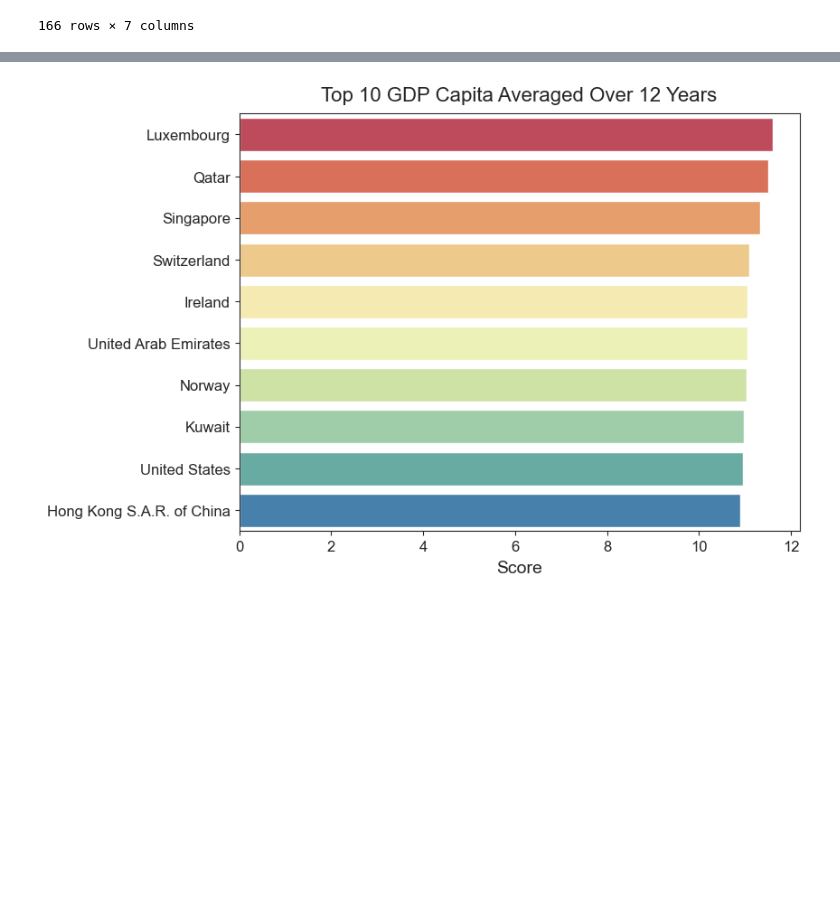
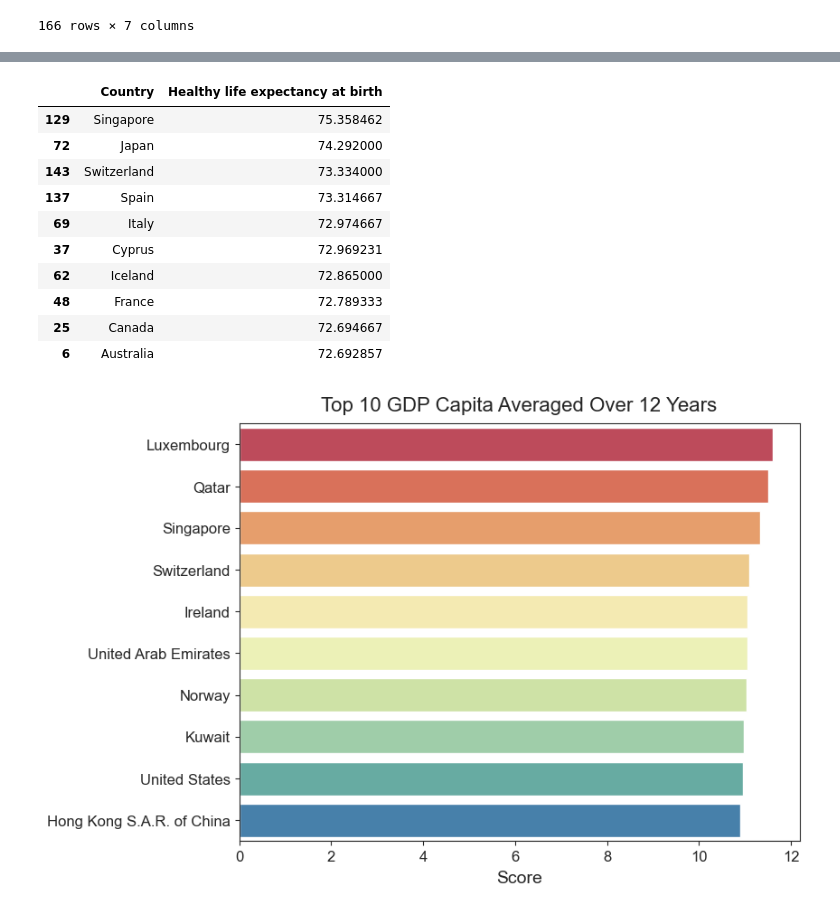
Before and after one commit to Hohenadel/world-happiness-case-study, a Jupyter notebook: notebooks/world.ipynb, the cells around one changed output, grey strips where cells are left out. Saved outputs shown, nothing was run; the diff lists cells and outputs as text; code cells hidden in the pictures; blank space fills up the shorter version.

```diff
--- a/notebooks/world.ipynb
+++ b/notebooks/world.ipynb
@@ -209,3 +238,18 @@ top_avg_capita
+# %%
+top_avg_life = avg_countries.sort_values(by='Healthy life expectancy at birth', ascending=False).head(10)
+top_avg_life[['Country', 'Healthy life expectancy at birth']]
+# %% [output]
+|  | Country | Healthy life expectancy at birth |
+| 129 | Singapore | 75.358462 |
+| 72 | Japan | 74.292000 |
+| 143 | Switzerland | 73.334000 |
+| 137 | Spain | 73.314667 |
+| 69 | Italy | 72.974667 |
+| 37 | Cyprus | 72.969231 |
+| 62 | Iceland | 72.865000 |
+| 48 | France | 72.789333 |
+| 25 | Canada | 72.694667 |
+| 6 | Australia | 72.692857 |
 # %%
 
 # Set the figure size
```
Also changed, not shown: parts of 9 cells of this notebook, 1 other file.
